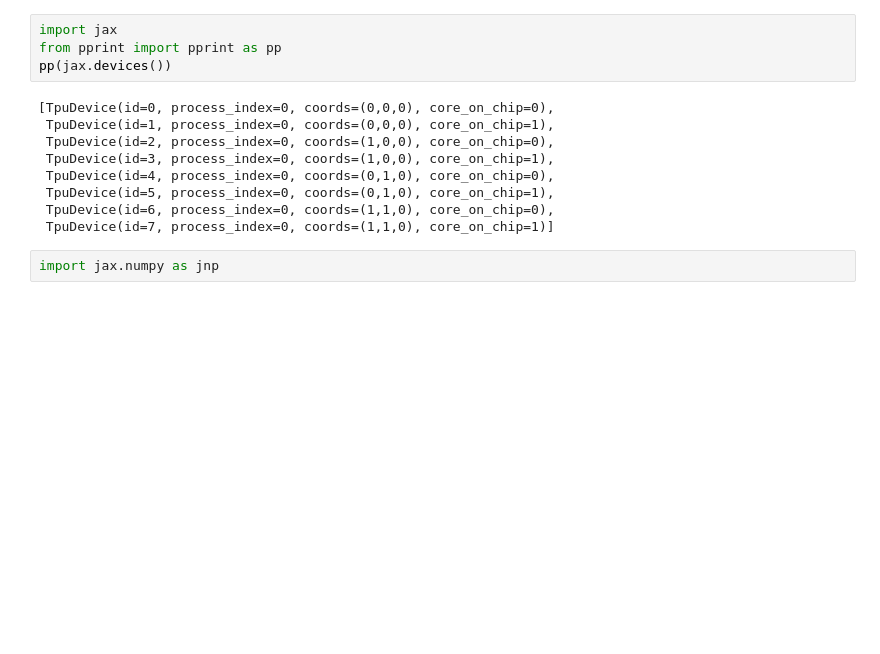
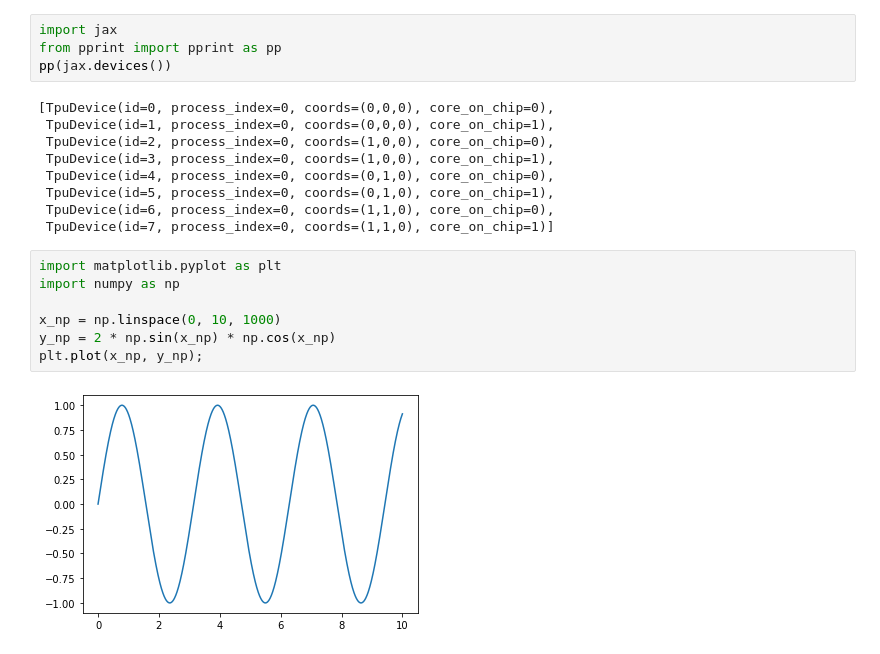
Before and after one commit to shawwn/jaxnotes, a Jupyter notebook: notebooks/001_Welcome_To_Colaboratory.ipynb, the cells around one changed output. Saved outputs shown, nothing was run; the diff lists cells and outputs as text; blank space fills up the shorter version.

```diff
--- a/notebooks/001_Welcome_To_Colaboratory.ipynb
+++ b/notebooks/001_Welcome_To_Colaboratory.ipynb
@@ -128,5 +130,12 @@ pp(jax.devices())
  TpuDevice(id=5, process_index=0, coords=(0,1,0), core_on_chip=1),
  TpuDevice(id=6, process_index=0, coords=(1,1,0), core_on_chip=0),
  TpuDevice(id=7, process_index=0, coords=(1,1,0), core_on_chip=1)]
-# %%
-import jax.numpy as jnp
+# %%
+import matplotlib.pyplot as plt
+import numpy as np
+
+x_np = np.linspace(0, 10, 1000)
+y_np = 2 * np.sin(x_np) * np.cos(x_np)
+plt.plot(x_np, y_np);
+# %% [output]
+[figure, added]
```
Also changed, not shown: parts of 2 cells of this notebook.
